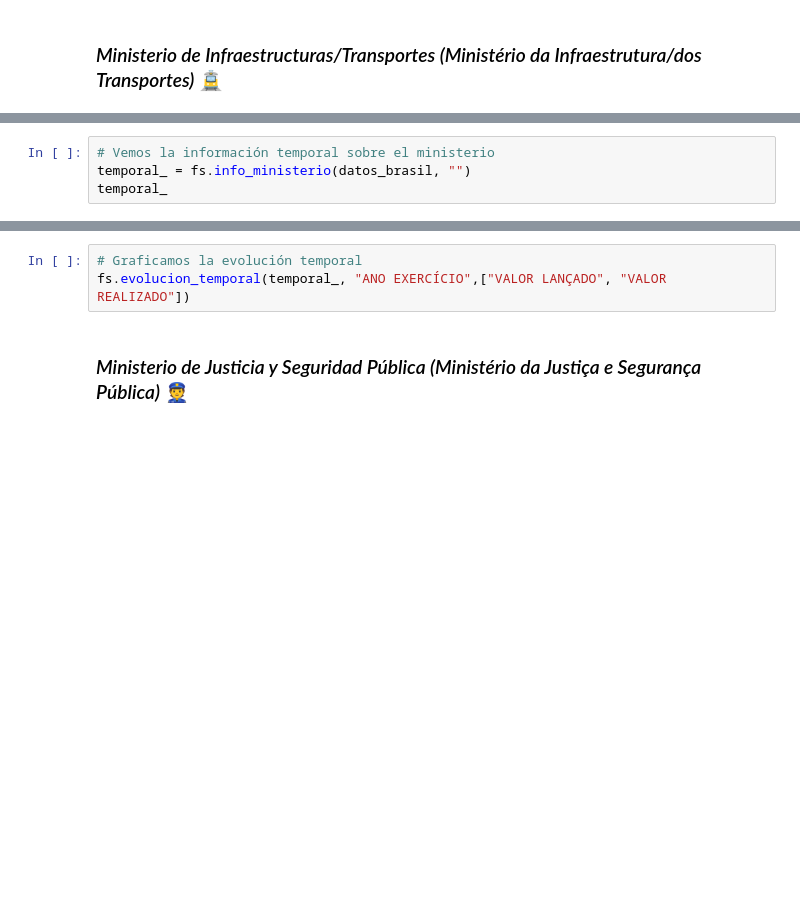
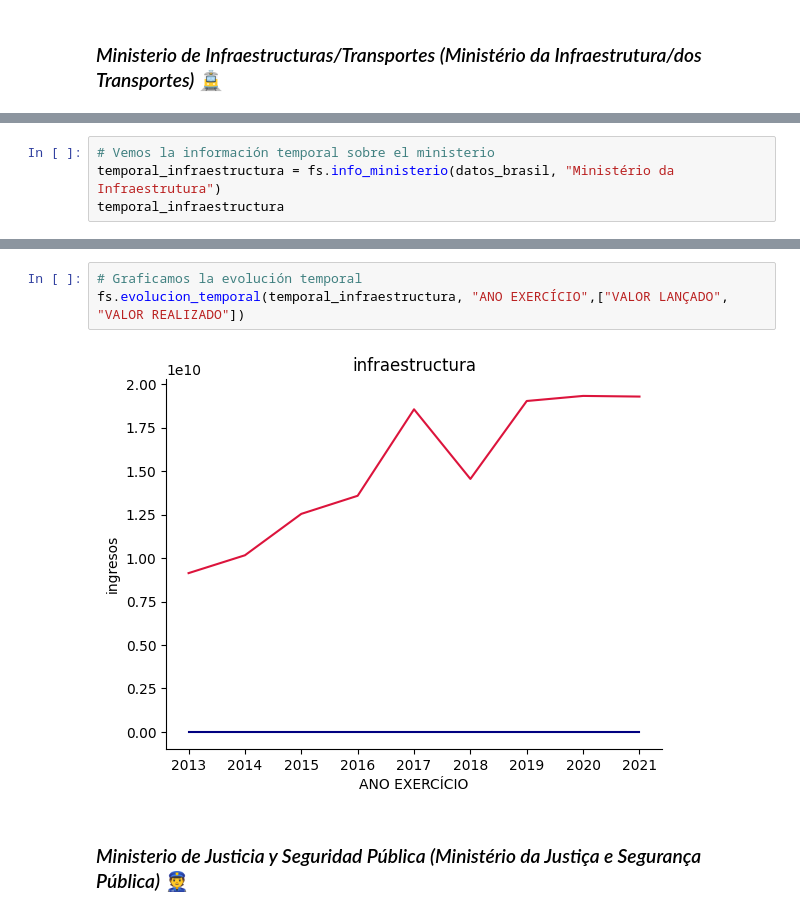
Before and after one commit to Gabijc/Proyecto2-Insights-Brasil, a Jupyter notebook: Análisis_categorías.ipynb, the cells around one changed output, grey strips where cells are left out. Drawn from its saved outputs; the diff is of its cells as text; blank space fills up the shorter version.

```diff
--- a/Análisis_categorías.ipynb
+++ b/Análisis_categorías.ipynb
@@ -687,4 +830,4 @@ fs.info_ministerio(datos_brasil, "")
 # %%
 # Vemos la información temporal sobre el ministerio
-temporal_ = fs.info_ministerio(datos_brasil, "")
-temporal_
+temporal_infraestructura = fs.info_ministerio(datos_brasil, "Ministério da Infraestrutura")
+temporal_infraestructura
@@ -694,6 +868,8 @@ fs.info_ministerio(datos_brasil, "")
 # %%
 # Graficamos la evolución temporal
-fs.evolucion_temporal(temporal_, "ANO EXERCÍCIO",["VALOR LANÇADO", "VALOR REALIZADO"])
+fs.evolucion_temporal(temporal_infraestructura, "ANO EXERCÍCIO",["VALOR LANÇADO", "VALOR REALIZADO"])
+# %% [output]
+[figure, added]
 # %% [markdown]
 ### *Ministerio de Justicia y Seguridad Pública (Ministério da Justiça e Segurança Pública)* 👮
 # %%
```
Also changed, not shown: parts of 46 cells of this notebook, 1 other file.
